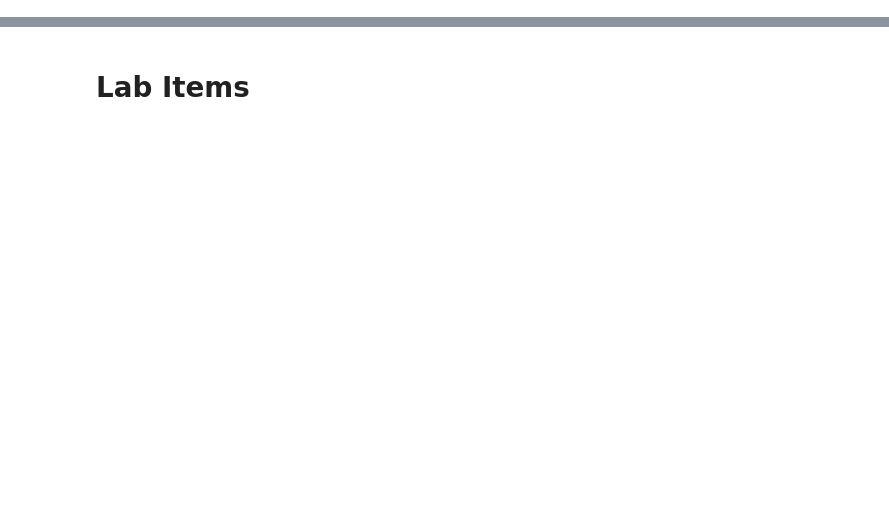
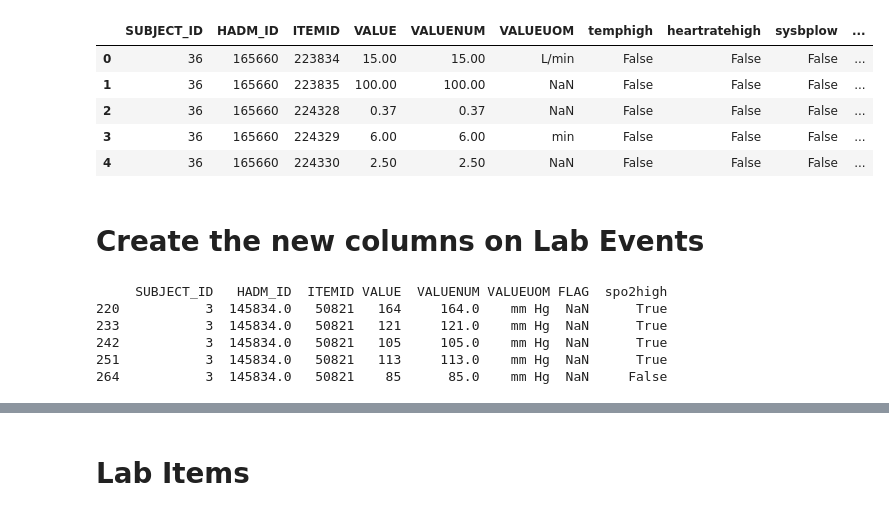
Before and after one commit to Amu19/conformalrnn1, a Jupyter notebook: utils/THESIS_NOTE.ipynb, the cells around one changed output, grey strips where cells are left out. Saved outputs shown, nothing was run; the diff lists cells and outputs as text; code cells hidden in the pictures; blank space fills up the shorter version.

```diff
--- a/utils/THESIS_NOTE.ipynb
+++ b/utils/THESIS_NOTE.ipynb
@@ -89,0 +287,3 @@ dtype: int64
+# %%
+## ASSIGN fio2high column based on values
+df_chart_events1['fio2high'] = ((df_chart_events1['ITEMID'] == 223835) & (df_chart_events1['VALUENUM'] > 50).astype('int'))
@@ -89,0 +310,3 @@ dtype: int64
+# %%
+## ASSIGN respratehigh column based on values
+df_chart_events1['respratehigh'] = ((df_chart_events1['ITEMID'] == 224161) & (df_chart_events1['VALUENUM'] > 20).astype('int'))
@@ -89,0 +329,3 @@ dtype: int64
+# %%
+## ASSIGN norepinephrine column based on values
+df_chart_events1['norepinephrine'] = (((df_chart_events1['ITEMID'] == 3112) | (df_chart_events1['ITEMID'] == 221906)) & (df_chart_events1['VALUENUM'] > 0))
@@ -89,0 +355,15 @@ dtype: int64
+# %%
+## ASSIGN mechanical_ventilator column based on values
+df_chart_events1['mechanical_ventilator'] = (((df_chart_events1['ITEMID'] == 6185) | (df_chart_events1['ITEMID'] == 226260) | (df_chart_events1['ITEMID'] == 225411)))
+# %%
+#print(df_chart_events1.query('ITEMID == 226260 | ITEMID == 6185 | ITEMID == 225411').head())
+df_chart_events1.head()
+# %% [output]
+|  | SUBJECT_ID | HADM_ID | ITEMID | VALUE | VALUENUM | VALUEUOM | temphigh | heartratehigh | sysbplow | ... |
+| 0 | 36 | 165660 | 223834 | 15.00 | 15.00 | L/min | False | False | False | ... |
+| 1 | 36 | 165660 | 223835 | 100.00 | 100.00 | NaN | False | False | False | ... |
+| 2 | 36 | 165660 | 224328 | 0.37 | 0.37 | NaN | False | False | False | ... |
+| 3 | 36 | 165660 | 224329 | 6.00 | 6.00 | min | False | False | False | ... |
+| 4 | 36 | 165660 | 224330 | 2.50 | 2.50 | NaN | False | False | False | ... |
+# %% [markdown]
+# Create the new columns on Lab Events
@@ -89,0 +373,10 @@ dtype: int64
+# %%
+print(df_lab_events1.query('ITEMID == 50821').head())
+#print(df_lab_events1.head())
+# %% [output]
+     SUBJECT_ID   HADM_ID  ITEMID VALUE  VALUENUM VALUEUOM FLAG  spo2high
+220           3  145834.0   50821   164     164.0    mm Hg  NaN      True
+233           3  145834.0   50821   121     121.0    mm Hg  NaN      True
+242           3  145834.0   50821   105     105.0    mm Hg  NaN      True
+251           3  145834.0   50821   113     113.0    mm Hg  NaN      True
+264           3  145834.0   50821    85      85.0    mm Hg  NaN     False
```
Also changed, not shown: parts of 98 cells of this notebook.
